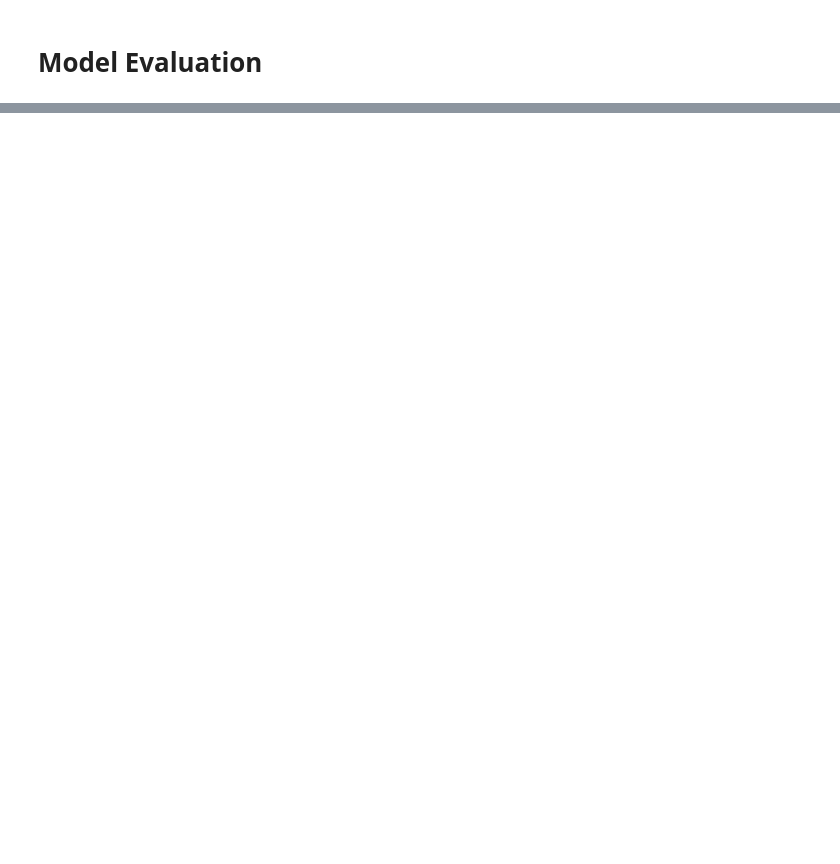
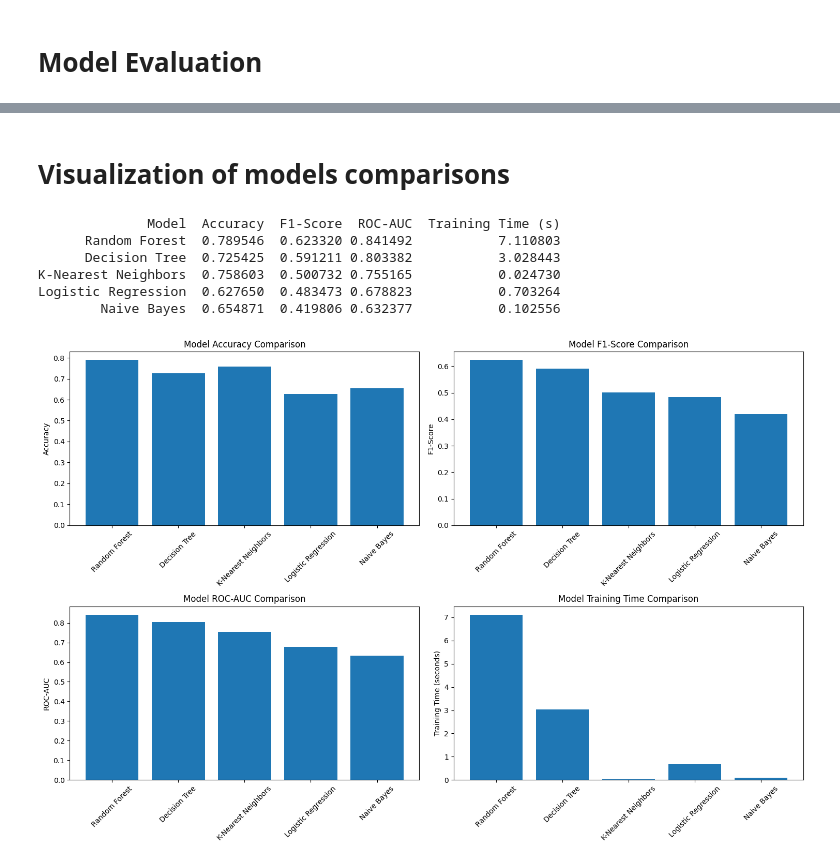
Before and after one commit to shakhbozmn/ML_CW_1_16395, a Jupyter notebook: flight_delay_analysis.ipynb, the cells around one changed output, grey strips where cells are left out. Cells and saved outputs as stored; diff of their text form; code cells hidden in the pictures; blank space fills up the shorter version.

```diff
--- a/flight_delay_analysis.ipynb
+++ b/flight_delay_analysis.ipynb
@@ -604,17 +602,15 @@ import time
 
 print('Training Random Forest...')
 
-
 rf_model = RandomForestClassifier(class_weight='balanced', random_state=42, n_jobs=-1)
 
 start_time = time.time()
-
+rf_model.fit(X_train, y_train)
 rf_time = time.time() - start_time
 
 models['Random Forest'] = rf_model
 training_times['Random Forest'] = rf_time
 
-# Cross-validation score
 rf_cv_scores = cross_val_score(rf_model, X_train, y_train, cv=5, scoring='f1', n_jobs=-1)
 cv_scores['Random Forest'] = rf_cv_scores.mean()
 
@@ -741,0 +826,7 @@ Best baseline model: Random Forest (F1: 0.5363)
+# %%
+optimized_models['Logistic Regression'] = baseline_models['Logistic Regression']
+optimized_models['Naive Bayes'] = baseline_models['Naive Bayes']
+optimized_models['K-Nearest Neighbors'] = baseline_models['K-Nearest Neighbors']
+optimized_cv_scores['Logistic Regression'] = baseline_cv_scores['Logistic Regression']
+optimized_cv_scores['Naive Bayes'] = baseline_cv_scores['Naive Bayes']
+optimized_cv_scores['K-Nearest Neighbors'] = baseline_cv_scores['K-Nearest Neighbors']
@@ -741,0 +835,14 @@ Best baseline model: Random Forest (F1: 0.5363)
+# %%
+total_optimization_time = sum(optimization_times.values())
+print(f"Total optimization time: {total_optimization_time:.2f} seconds")
+
+print("Optimization results:")
+for model in ['Random Forest', 'Decision Tree']:
+    baseline_f1 = baseline_cv_scores[model]
+    optimized_f1 = optimized_cv_scores[model]
+    improvement = optimized_f1 - baseline_f1
+    print(f"{model:20} | Baseline: {baseline_f1:.4f} | Optimized: {optimized_f1:.4f} | Gain: +{improvement:.4f}")
+
+print('-' *40)
+best_optimized = max(optimized_cv_scores.items(), key=lambda x: x[1])
+print(f"Best optimized model: {best_optimized[0]} (F1: {best_optimized[1]:.4f})")
@@ -794,49 +914,55 @@ NotFittedError: This RandomForestClassifier instance is not fitted yet. Call 'fi
+# %% [markdown]
+# Visualization of models comparisons
 # %%
 # Model Comparison Visualization
 comparison_df = pd.DataFrame({
-    'Model': list(test_results.keys()),
-    'Accuracy': [results['accuracy'] for results in test_results.values()],
-    'F1-Score': [results['f1_score'] for results in test_results.values()],
-    'ROC-AUC': [results['roc_auc'] for results in test_results.values()],
-    'Training Time (s)': [training_times[model] for model in test_results.keys()]
+    'Model': list(evaluation_results.keys()),
+    'Accuracy': [results['accuracy'] for results in evaluation_results.values()],
+    'F1-Score': [results['f1_score'] for results in evaluation_results.values()],
+    'ROC-AUC': [results['roc_auc'] for results in evaluation_results.values()],
+    'Training Time (s)': [training_times[model] for model in evaluation_results.keys()]
 })
 
 comparison_df = comparison_df.sort_values('F1-Score', ascending=False)
-
-print("\n" + "="*80)
-print("FINAL MODEL COMPARISON")
-print("="*80)
 print(comparison_df.to_string(index=False))
 
 # Plot comparison
 fig, axes = plt.subplots(2, 2, figsize=(15, 10))
 
 # Accuracy comparison
 axes[0,0].bar(comparison_df['Model'], comparison_df['Accuracy'])
 axes[0,0].set_title('Model Accuracy Comparison')
 axes[0,0].set_ylabel('Accuracy')
 axes[0,0].tick_params(axis='x', rotation=45)
 
-# F1-Score comparison
+# F1 comparison
 axes[0,1].bar(comparison_df['Model'], comparison_df['F1-Score'])
 axes[0,1].set_title('Model F1-Score Comparison')
 axes[0,1].set_ylabel('F1-Score')
 axes[0,1].tick_params(axis='x', rotation=45)
 
-# ROC-AUC comparison
+# ROC AUC comparison
 axes[1,0].bar(comparison_df['Model'], comparison_df['ROC-AUC'])
 axes[1,0].set_title('Model ROC-AUC Comparison')
 axes[1,0].set_ylabel('ROC-AUC')
 axes[1,0].tick_params(axis='x', rotation=45)
 
 # Training Time comparison
 axes[1,1].bar(comparison_df['Model'], comparison_df['Training Time (s)'])
 axes[1,1].set_title('Model Training Time Comparison')
 axes[1,1].set_ylabel('Training Time (seconds)')
 axes[1,1].tick_params(axis='x', rotation=45)
 
 plt.tight_layout()
 plt.show()
+# %% [output]
+              Model  Accuracy  F1-Score  ROC-AUC  Training Time (s)
+      Random Forest  0.789546  0.623320 0.841492           7.110803
+      Decision Tree  0.725425  0.591211 0.803382           3.028443
+K-Nearest Neighbors  0.758603  0.500732 0.755165           0.024730
+Logistic Regression  0.627650  0.483473 0.678823           0.703264
+        Naive Bayes  0.654871  0.419806 0.632377           0.102556
+[figure, added]
 # %%
 # ROC Curves for all models
 plt.figure(figsize=(10, 8))
```
Also changed, not shown: parts of 32 cells of this notebook.
